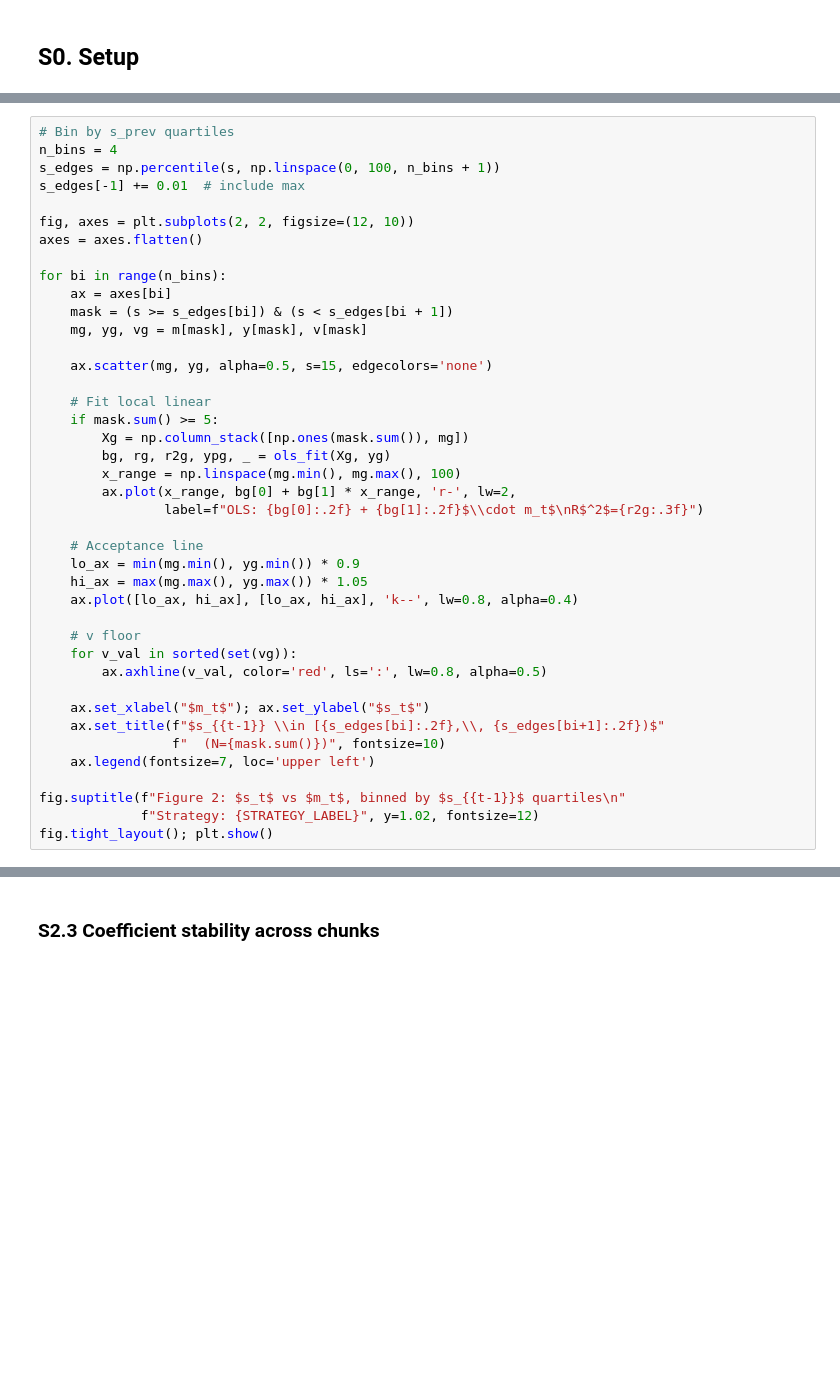
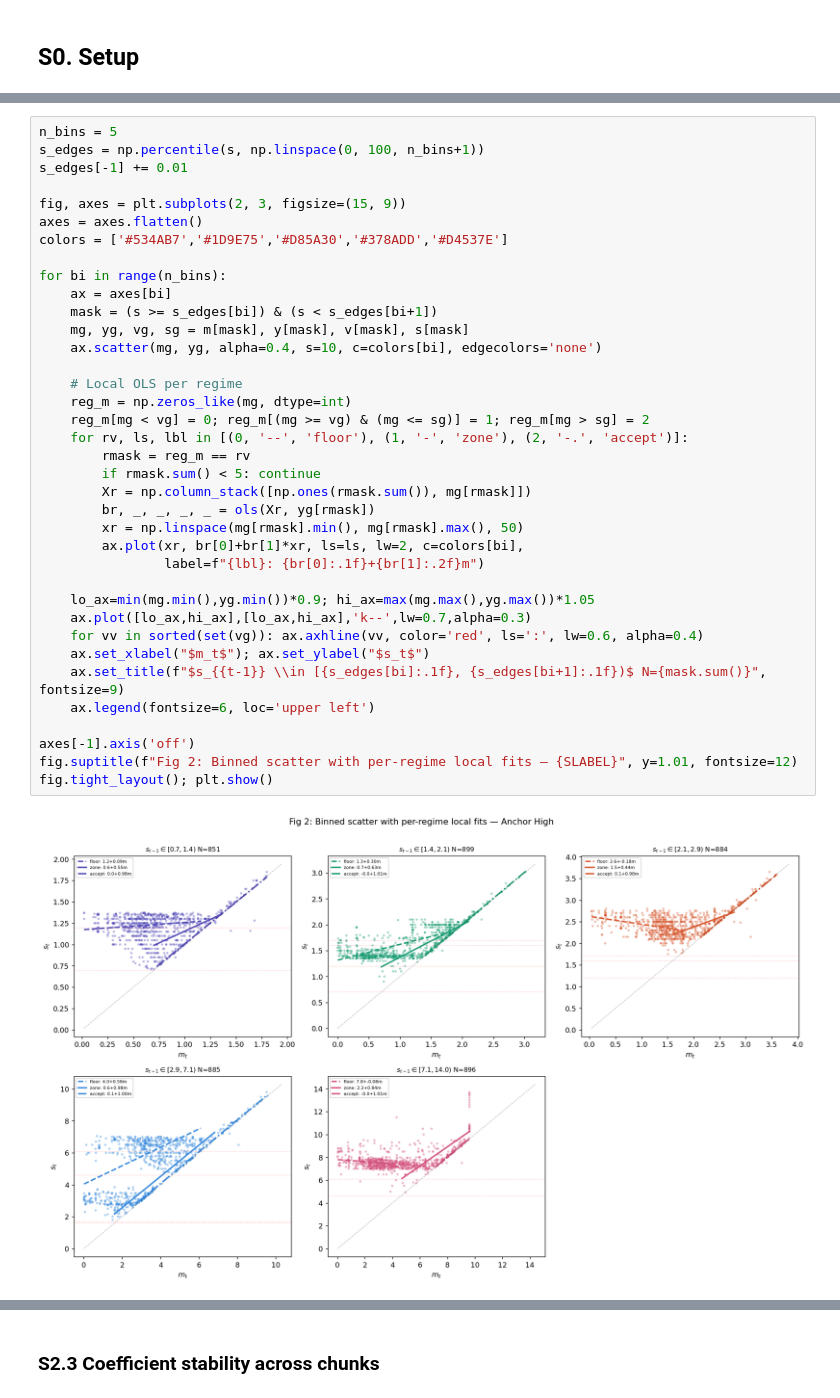
Before and after one commit to TurquoiseKitty/LLMNego_Plus, a Jupyter notebook: EXP/0413_final_validation_of_function_type/analysis_anchor_high.ipynb, the cells around one changed output, grey strips where cells are left out. Saved outputs shown, nothing was run; the diff lists cells and outputs as text; blank space fills up the shorter version.

```diff
--- a/EXP/0413_final_validation_of_function_type/analysis_anchor_high.ipynb
+++ b/EXP/0413_final_validation_of_function_type/analysis_anchor_high.ipynb
@@ -161,41 +118,39 @@ This reveals whether the slope $\partial s_t / \partial m_t$ changes with $s_{t-
 # %%
-# Bin by s_prev quartiles
-n_bins = 4
-s_edges = np.percentile(s, np.linspace(0, 100, n_bins + 1))
-s_edges[-1] += 0.01  # include max
+n_bins = 5
+s_edges = np.percentile(s, np.linspace(0, 100, n_bins+1))
+s_edges[-1] += 0.01
 
-fig, axes = plt.subplots(2, 2, figsize=(12, 10))
+fig, axes = plt.subplots(2, 3, figsize=(15, 9))
 axes = axes.flatten()
+colors = ['#534AB7','#1D9E75','#D85A30','#378ADD','#D4537E']
 
 for bi in range(n_bins):
     ax = axes[bi]
-    mask = (s >= s_edges[bi]) & (s < s_edges[bi + 1])
-    mg, yg, vg = m[mask], y[mask], v[mask]
+    mask = (s >= s_edges[bi]) & (s < s_edges[bi+1])
+    mg, yg, vg, sg = m[mask], y[mask], v[mask], s[mask]
+    ax.scatter(mg, yg, alpha=0.4, s=10, c=colors[bi], edgecolors='none')
 
-    ax.scatter(mg, yg, alpha=0.5, s=15, edgecolors='none')
+    # Local OLS per regime
+    reg_m = np.zeros_like(mg, dtype=int)
+    reg_m[mg < vg] = 0; reg_m[(mg >= vg) & (mg <= sg)] = 1; reg_m[mg > sg] = 2
+    for rv, ls, lbl in [(0, '--', 'floor'), (1, '-', 'zone'), (2, '-.', 'accept')]:
+        rmask = reg_m == rv
+        if rmask.sum() < 5: continue
+        Xr = np.column_stack([np.ones(rmask.sum()), mg[rmask]])
+        br, _, _, _, _ = ols(Xr, yg[rmask])
+        xr = np.linspace(mg[rmask].min(), mg[rmask].max(), 50)
+        ax.plot(xr, br[0]+br[1]*xr, ls=ls, lw=2, c=colors[bi],
+                label=f"{lbl}: {br[0]:.1f}+{br[1]:.2f}m")
 
-    # Fit local linear
-    if mask.sum() >= 5:
-        Xg = np.column_stack([np.ones(mask.sum()), mg])
-        bg, rg, r2g, ypg, _ = ols_fit(Xg, yg)
-        x_range = np.linspace(mg.min(), mg.max(), 100)
-        ax.plot(x_range, bg[0] + bg[1] * x_range, 'r-', lw=2,
-                label=f"OLS: {bg[0]:.2f} + {bg[1]:.2f}$\\cdot m_t$\nR$^2$={r2g:.3f}")
+    lo_ax=min(mg.min(),yg.min())*0.9; hi_ax=max(mg.max(),yg.max())*1.05
+    ax.plot([lo_ax,hi_ax],[lo_ax,hi_ax],'k--',lw=0.7,alpha=0.3)
+    for vv in sorted(set(vg)): ax.axhline(vv, color='red', ls=':', lw=0.6, alpha=0.4)
+    ax.set_xlabel("$m_t$"); ax.set_ylabel("$s_t$")
+    ax.set_title(f"$s_{{t-1}} \\in [{s_edges[bi]:.1f}, {s_edges[bi+1]:.1f})$ N={mask.sum()}", fontsize=9)
+    ax.legend(fontsize=6, loc='upper left')
 
-    # Acceptance line
-    lo_ax = min(mg.min(), yg.min()) * 0.9
-    hi_ax = max(mg.max(), yg.max()) * 1.05
-    ax.plot([lo_ax, hi_ax], [lo_ax, hi_ax], 'k--', lw=0.8, alpha=0.4)
-
-    # v floor
-    for v_val in sorted(set(vg)):
-        ax.axhline(v_val, color='red', ls=':', lw=0.8, alpha=0.5)
-
-    ax.set_xlabel("$m_t$"); ax.set_ylabel("$s_t$")
-    ax.set_title(f"$s_{{t-1}} \\in [{s_edges[bi]:.2f},\\, {s_edges[bi+1]:.2f})$"
-                 f"  (N={mask.sum()})", fontsize=10)
-    ax.legend(fontsize=7, loc='upper left')
-
-fig.suptitle(f"Figure 2: $s_t$ vs $m_t$, binned by $s_{{t-1}}$ quartiles\n"
-             f"Strategy: {STRATEGY_LABEL}", y=1.02, fontsize=12)
+axes[-1].axis('off')
+fig.suptitle(f"Fig 2: Binned scatter with per-regime local fits — {SLABEL}", y=1.01, fontsize=12)
 fig.tight_layout(); plt.show()
+# %% [output]
+[figure, added]
```
Also changed, not shown: parts of 40 cells of this notebook, 7 other files.
